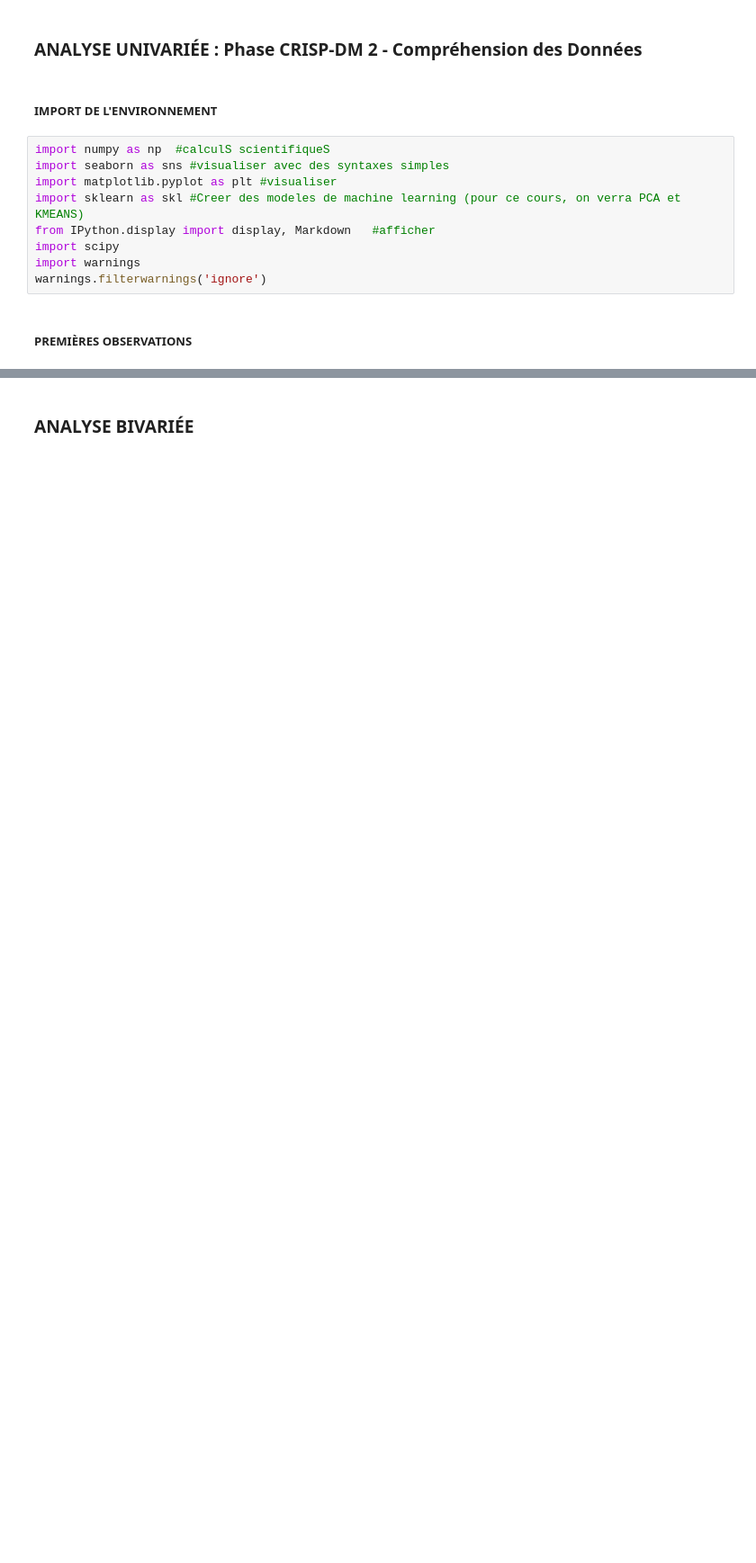
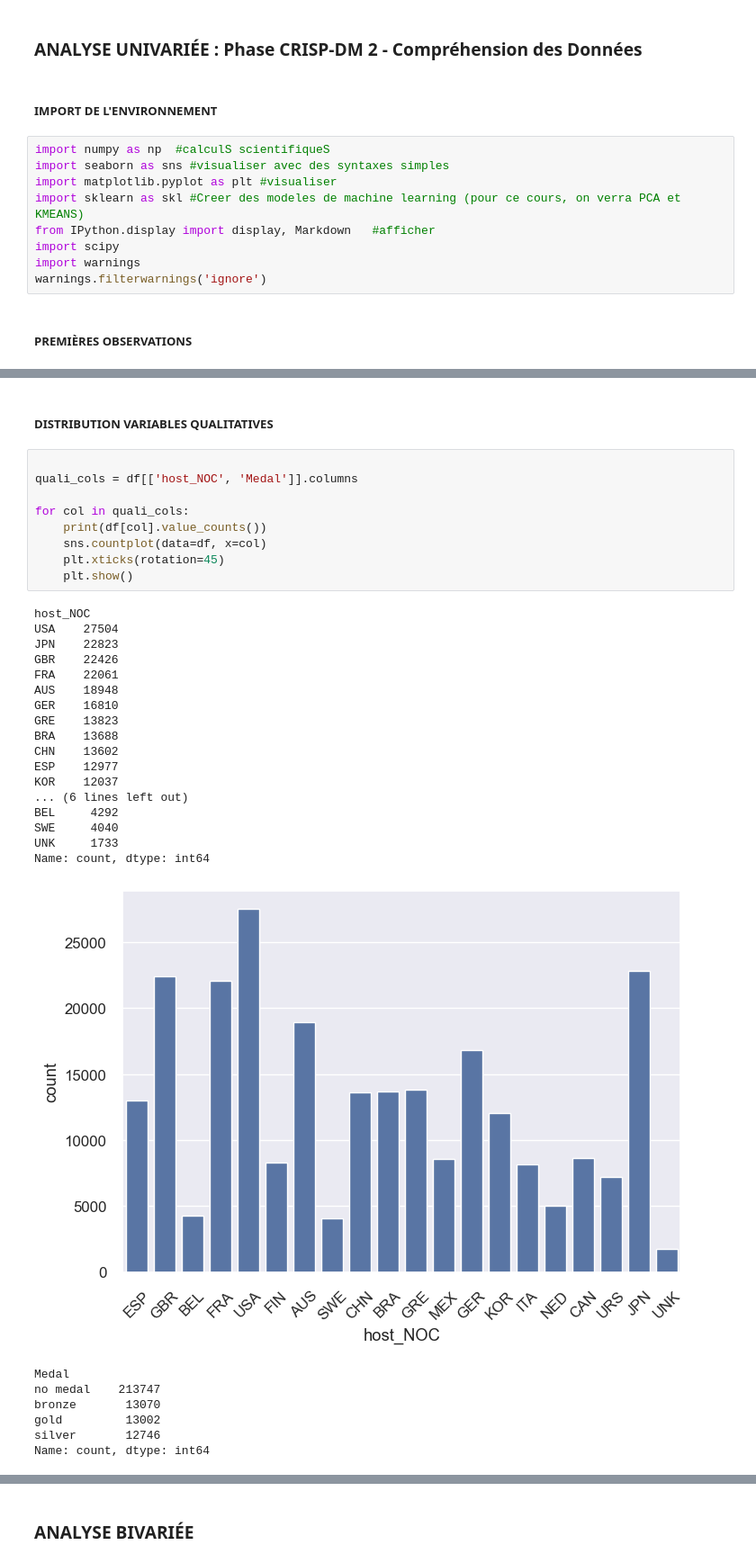
Before and after one commit to Mathmvl/jo-2028-storytelling, a Jupyter notebook: PORJET_FIL_ROUGE_MachineLearning_JO2028.ipynb, the cells around one changed output, grey strips where cells are left out. Shown at 90% size. Cells and saved outputs as stored; diff of their text form; blank space fills up the shorter version.

```diff
--- a/PORJET_FIL_ROUGE_MachineLearning_JO2028.ipynb
+++ b/PORJET_FIL_ROUGE_MachineLearning_JO2028.ipynb
@@ -462,0 +438,36 @@ plt.show()
+# %% [markdown]
+##### DISTRIBUTION VARIABLES QUALITATIVES
+# %%
+
+quali_cols = df[['host_NOC', 'Medal']].columns
+
+for col in quali_cols:
+    print(df[col].value_counts())
+    sns.countplot(data=df, x=col)
+    plt.xticks(rotation=45)
+    plt.show()
+# %% [output]
+host_NOC
+USA    27504
+JPN    22823
+GBR    22426
+FRA    22061
+AUS    18948
+GER    16810
+GRE    13823
+BRA    13688
+CHN    13602
+ESP    12977
+KOR    12037
+... (6 lines left out)
+BEL     4292
+SWE     4040
+UNK     1733
+Name: count, dtype: int64
+[figure, added]
+Medal
+no medal    213747
+bronze       13070
+gold         13002
+silver       12746
+Name: count, dtype: int64
```
Also changed, not shown: parts of 76 cells of this notebook.
